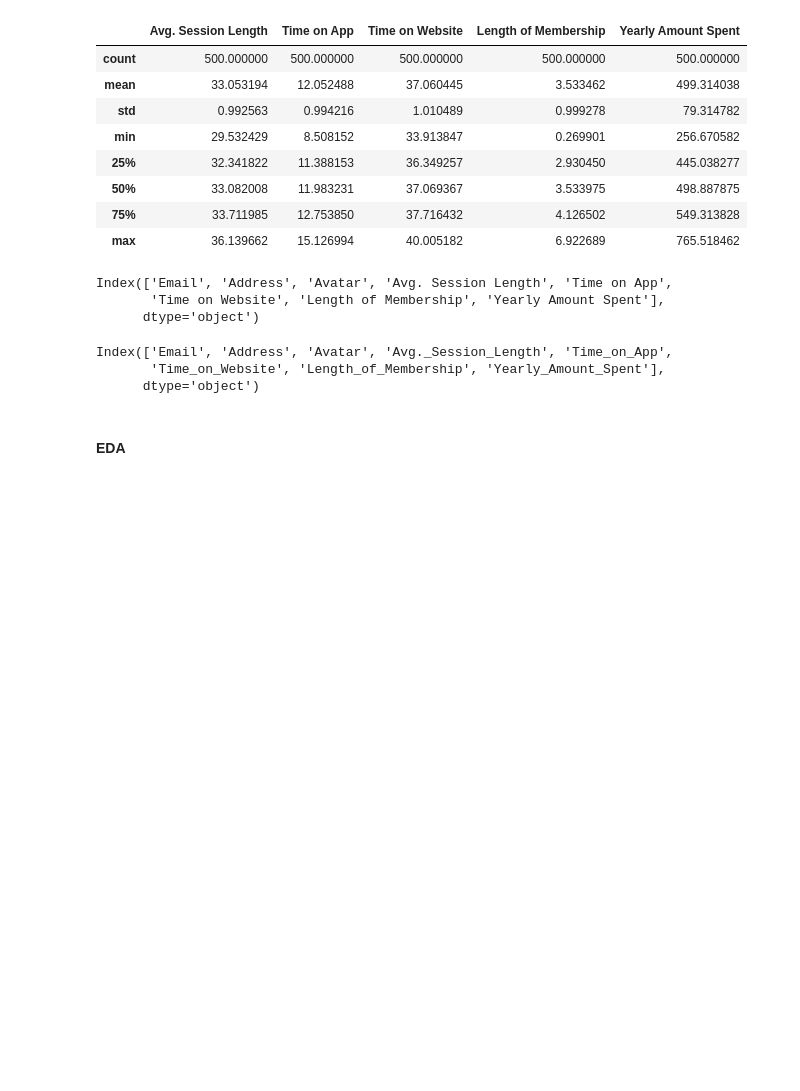
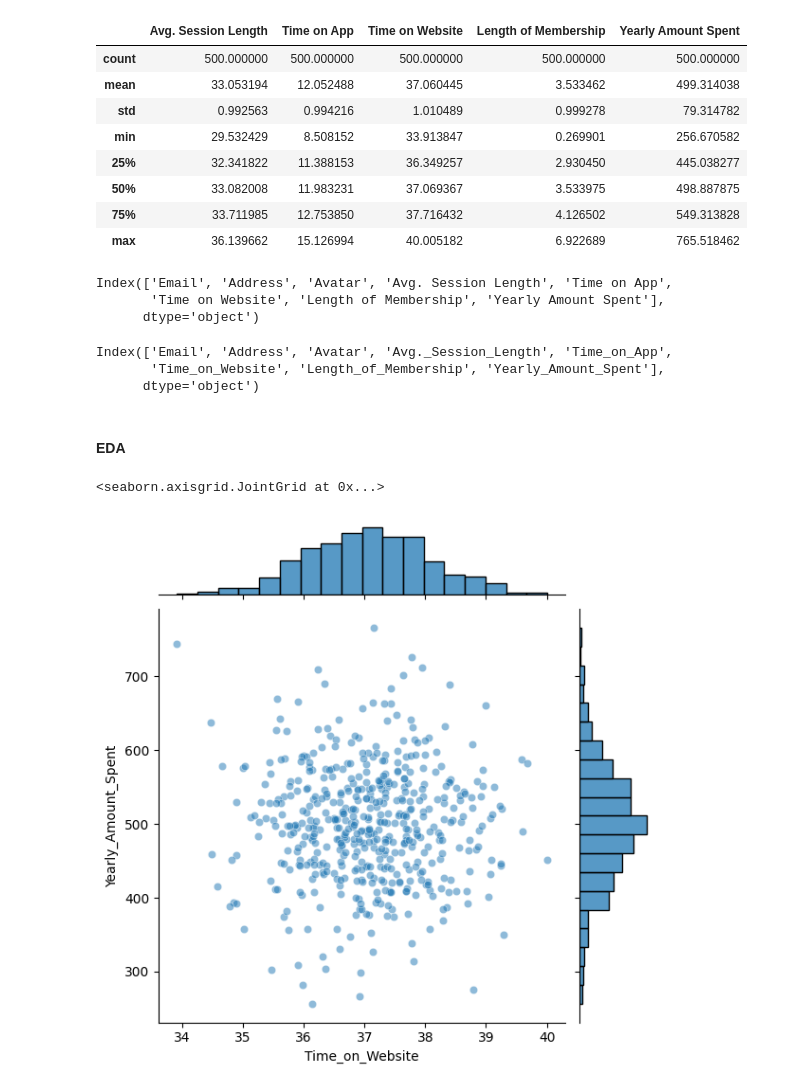
Before and after one commit to dilliram-code/Linear-Regression-E-commerrce-Project, a Jupyter notebook: e-commerceProject.ipynb, the cells around one changed output. Cells and saved outputs as stored; diff of their text form; code cells hidden in the pictures; blank space fills up the shorter version.

Commit message:
plot: jointplot

```diff
--- a/e-commerceProject.ipynb
+++ b/e-commerceProject.ipynb
@@ -79,4 +79,7 @@ Index(['Email', 'Address', 'Avatar', 'Avg._Session_Length', 'Time_on_App',
 # %% [markdown]
 #### EDA
 # %%
-sns.jointplot(x='Time')
+sns.jointplot(x='Time_on_Website', y='Yearly_Amount_Spent', data=df, alpha=0.5)
+# %% [output]
+<seaborn.axisgrid.JointGrid at 0x...>
+[figure, added]
```
